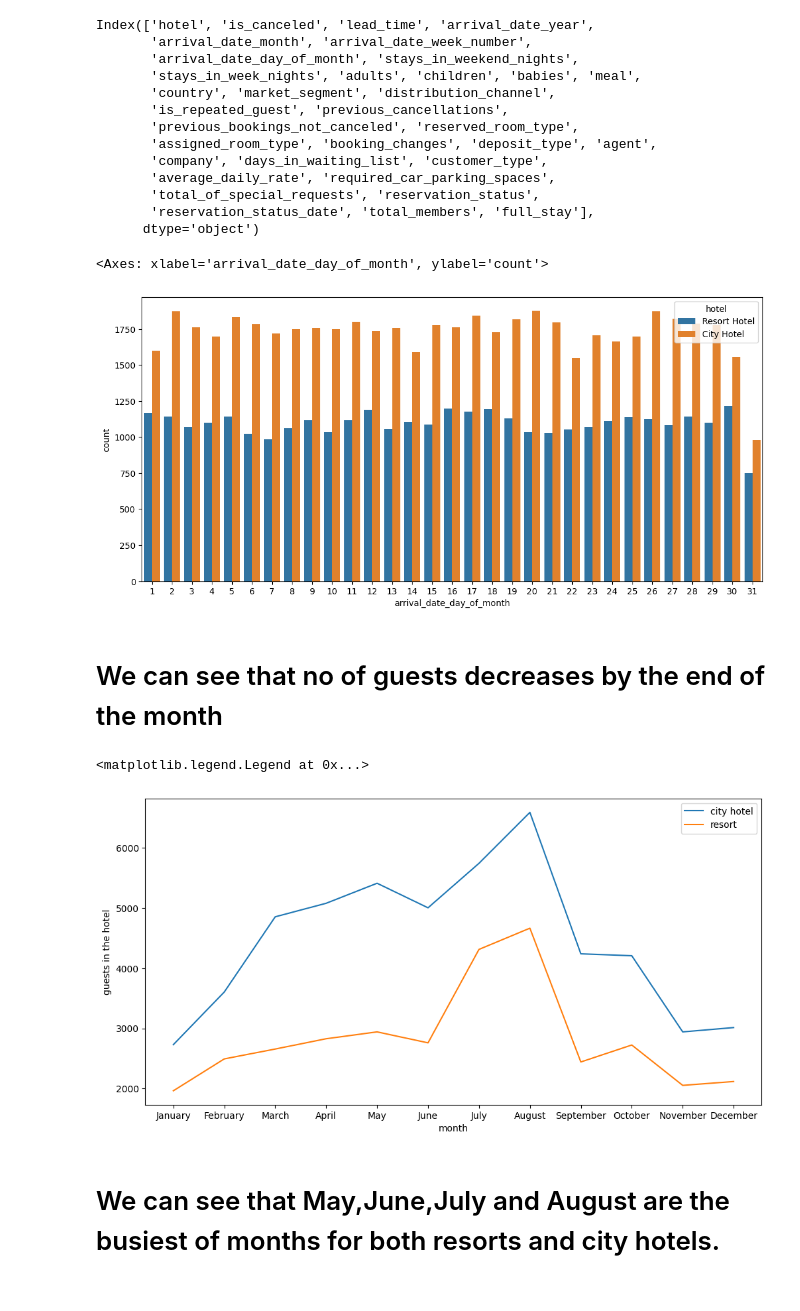
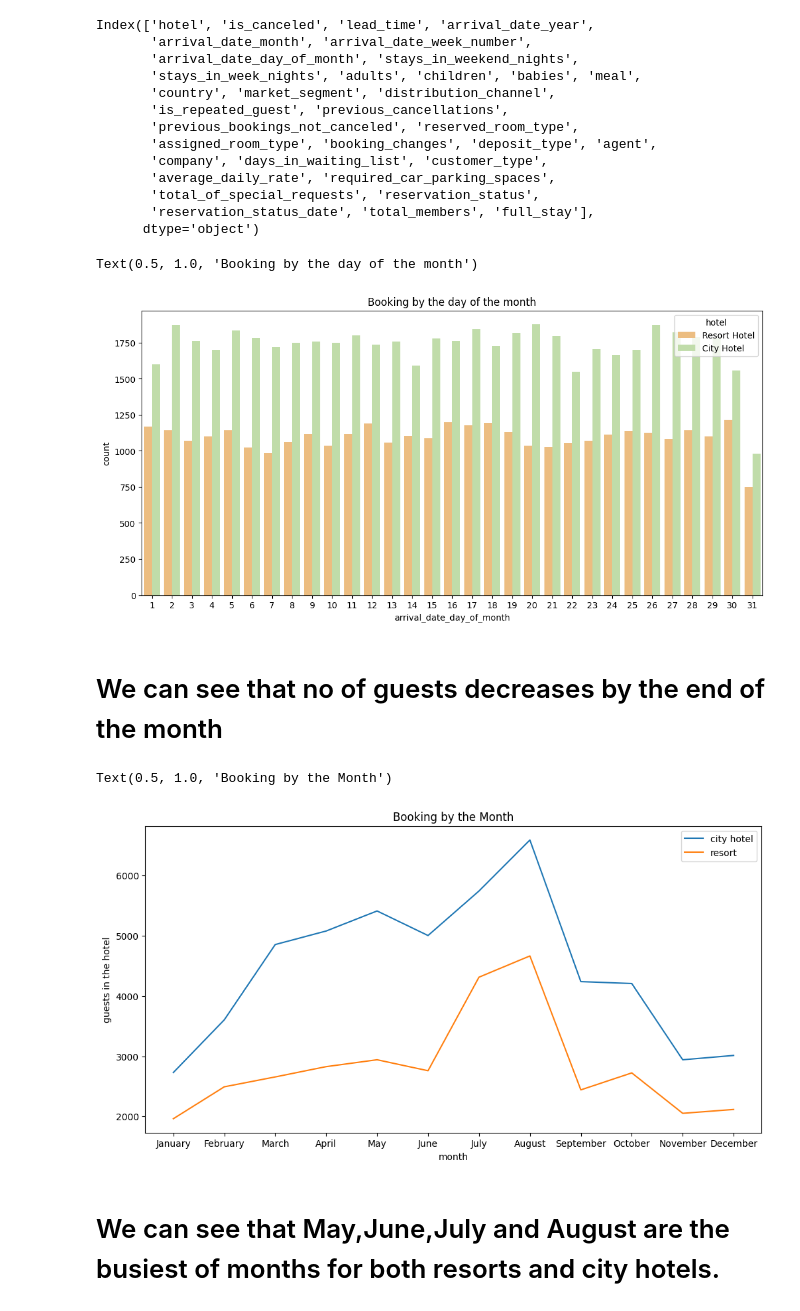
Before and after one commit to vishant750/hotelbookinganalysis, a Jupyter notebook: EDA_Hotel_Analysis.ipynb, the cells around one changed output. Drawn from its saved outputs; the diff is of its cells as text; code cells hidden in the pictures.

```diff
--- a/EDA_Hotel_Analysis.ipynb
+++ b/EDA_Hotel_Analysis.ipynb
@@ -365,10 +365,11 @@ Index(['hotel', 'is_canceled', 'lead_time', 'arrival_date_year',
       dtype='object')
 # %%
 plt.figure(figsize=(13,6))
-sns.countplot(x='arrival_date_day_of_month',data=hotel_df,hue='hotel')
+sns.countplot(x='arrival_date_day_of_month',data=hotel_df,hue='hotel',palette='Spectral')
+plt.title('Booking by the day of the month')
 # %% [output]
-<Axes: xlabel='arrival_date_day_of_month', ylabel='count'>
+Text(0.5, 1.0, 'Booking by the day of the month')
-[figure, old version]
+[figure, new version]
 # %% [markdown]
 # We can see that no of guests decreases by the end of the month
 # %%
@@ -385,11 +387,12 @@ resort_df.columns=['month','guests in the hotel']
 resort_df['sort by']=resort_df['month'].map(sorting_dictionary)
 # %%
 plt.figure(figsize=(12,6))
-sns.lineplot(x='month',y='guests in the hotel',data=city_df.sort_values('sort by'),sort=False,label='city hotel')
-sns.lineplot(x='month',y='guests in the hotel',data=resort_df.sort_values('sort by'),sort=False,label='resort')
+sns.lineplot(x='month',y='guests in the hotel',data=city_df.sort_values('sort by'),sort=False,label='city hotel',palette='Spectral')
+sns.lineplot(x='month',y='guests in the hotel',data=resort_df.sort_values('sort by'),sort=False,label='resort',palette='Spectral')
 plt.legend()
+plt.title('Booking by the Month')
 # %% [output]
-<matplotlib.legend.Legend at 0x...>
+Text(0.5, 1.0, 'Booking by the Month')
-[figure, old version]
+[figure, new version]
 # %% [markdown]
 # We can see that May,June,July and August are the busiest of months for both resorts and city hotels.
```
Also changed, not shown: parts of 22 cells of this notebook.
